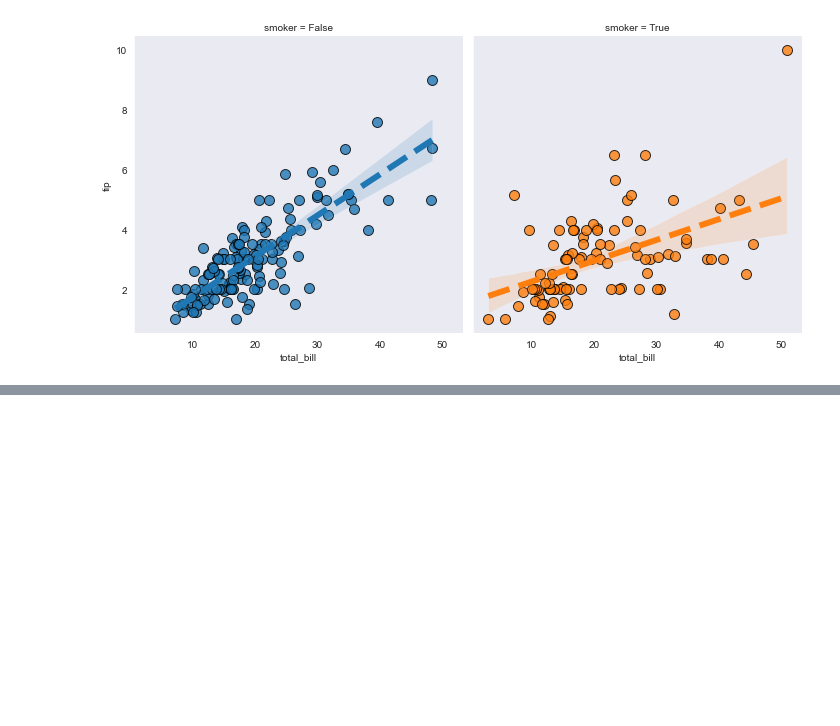
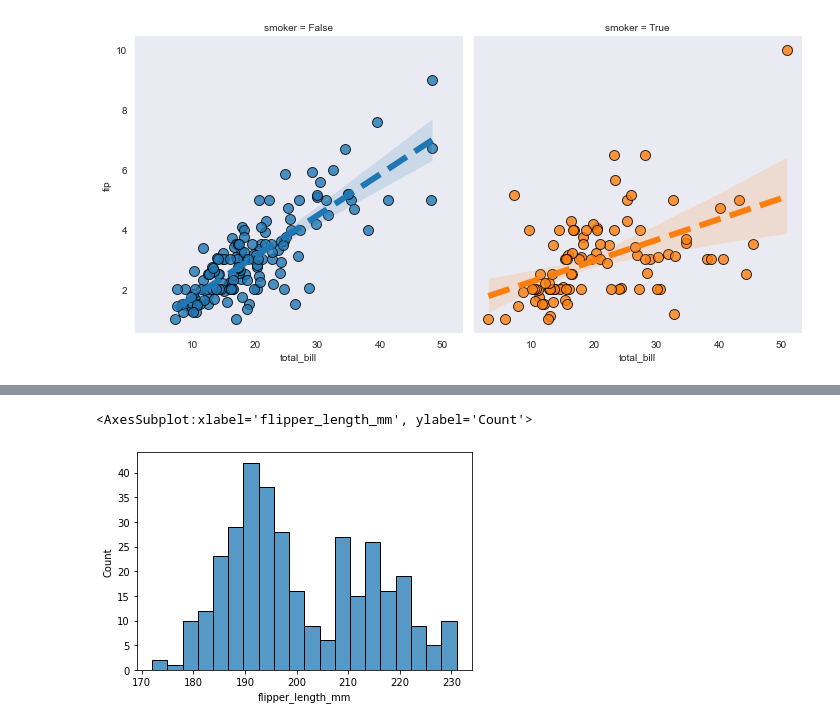
Before and after one commit to inesriahi/Seaborn-Tutorial, a Jupyter notebook: seaborn-tutorial.ipynb, the cells around one changed output, grey strips where cells are left out. Drawn from its saved outputs; the diff is of its cells as text; code cells hidden in the pictures; blank space fills up the shorter version.

```diff
--- a/seaborn-tutorial.ipynb
+++ b/seaborn-tutorial.ipynb
@@ -245,0 +270,5 @@ sns.lmplot(x='total_bill', y='tip', data=tips, hue="smoker", col="smoker",
+# %%
+sns.histplot(penguins, x="flipper_length_mm", bins=20)
+# %% [output]
+<AxesSubplot:xlabel='flipper_length_mm', ylabel='Count'>
+[figure, added]
```
Also changed, not shown: parts of 20 cells of this notebook.
